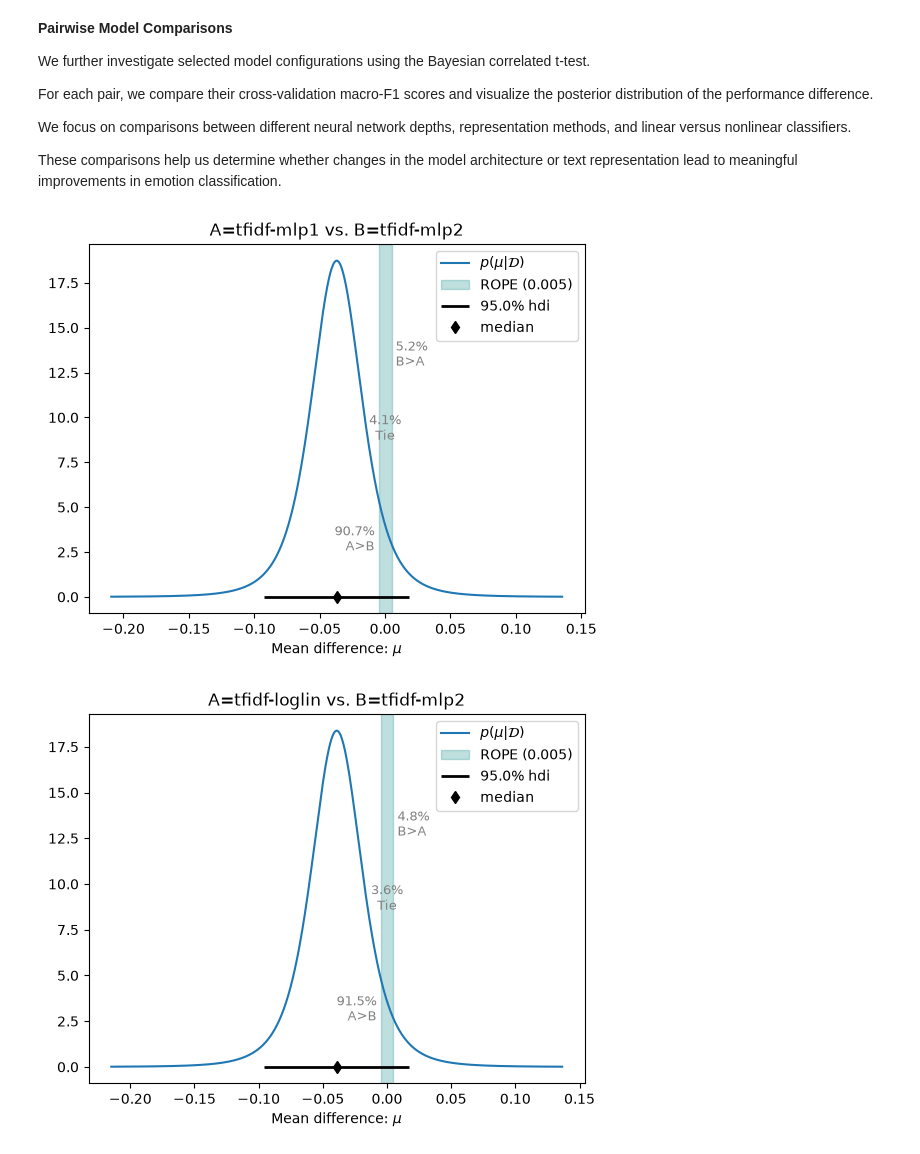
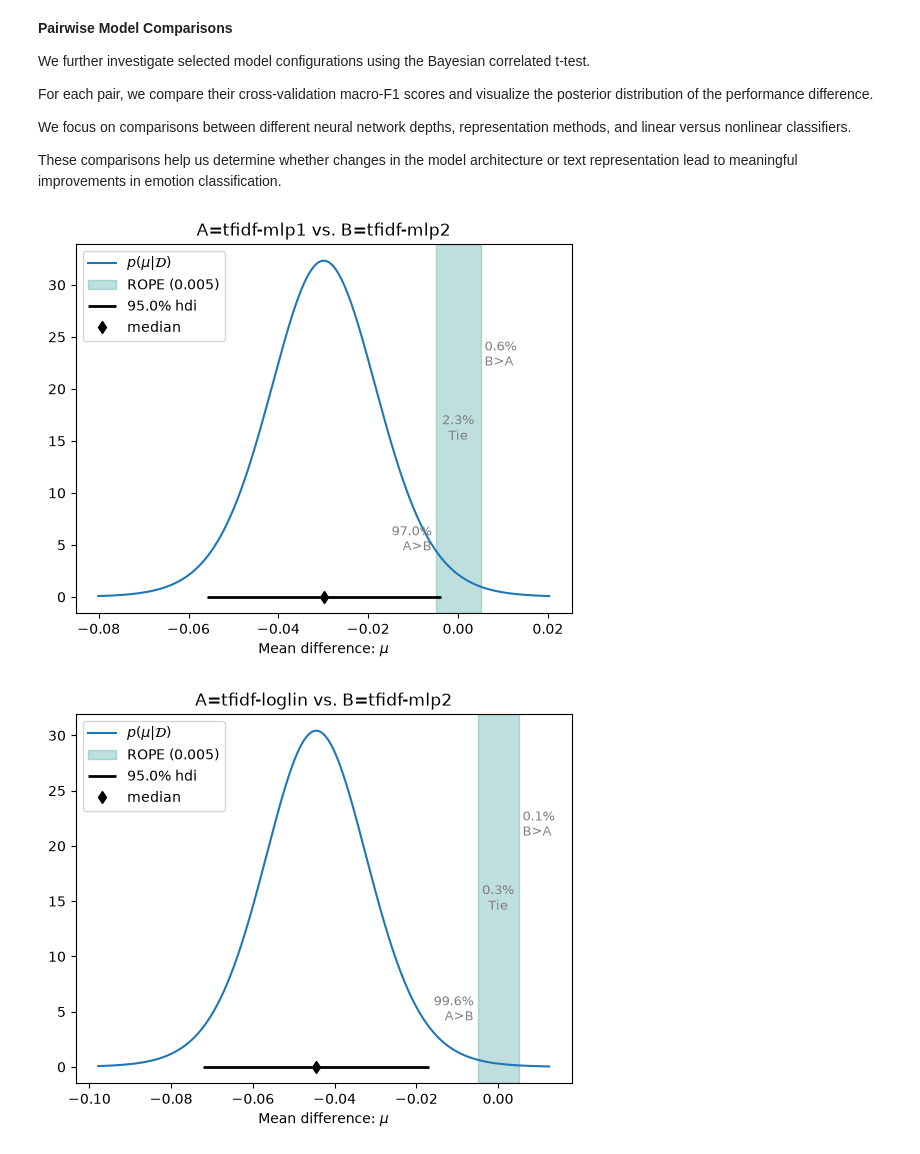
Before and after one commit to samueladrados/nlp_first_assignment, a Jupyter notebook: part1/final_project1.ipynb, the cells around one changed output. Drawn from its saved outputs; the diff is of its cells as text; code cells hidden in the pictures.

Commit message:
Add Q3 embed-and-pool and Q4 LSTM experiments and added more seeds for project 1

```diff
--- a/part1/final_project1.ipynb
+++ b/part1/final_project1.ipynb
@@ -511,11 +511,11 @@ For the two-hidden-layer MLP, we save the model configuration, the best epoch, a
 
 These functions provide a consistent way to evaluate the architectures using the selected text representations.
 # %%
-seed = 0
+seeds = [0, 3, 5]
 num_folds = 5
 train_pairs = list(zip(dataset["train"]["text"], dataset["train"]["label"]))
-folds = part1.experiment.cross_validation_split(train_pairs, k = num_folds, seed = seed)
-results_folder = Path(part1.__file__).resolve().parent.parent / "results"
+folds_by_seed = {seed: part1.experiment.cross_validation_split(train_pairs, k = num_folds, seed = seed) for seed in seeds}
+results_folder = Path(part1.__file__).resolve().parent / "results"
 
 mlp_arguments = {"hidden_dim": 128, "dropout": 0.1, "batch_size": 64,
                  "learning_rate": 3e-4, "weight_decay": 1e-4, "num_epochs": 20}
@@ -526,15 +526,15 @@ encoders = {
     "tfidf": lambda texts: TfIdf(default_prep, texts)
 }
 
-def run_single_layer_mlp(encoder, fold, split, model_name, model_option):
+def run_single_layer_mlp(encoder, fold, split, model_name, model_option, seed):
     results = part1.experiment.cross_validation_experiment(
         data_splits = {fold: split}, outcome_space = emotion_outcome_space,
         encoder = encoder, model_option = model_option,
-        save_to = f"../results/{model_name}", smlp_args = mlp_arguments)
+        save_to = str(results_folder / model_name / f"seed-{seed}"), smlp_args = mlp_arguments)
     labels = [label for _, label in split["validation"]]
     return f1_score(y_true = labels, y_pred = results["predictions"][fold], average = "macro")
 
-def run_two_layer_mlp(encoder, fold, split, model_name):
+def run_two_layer_mlp(encoder, fold, split, model_name, seed):
     train_X = csr_matrix([encoder(text) for text in train_texts])
     train_y = np.asarray(preprocessed["train"]["labels"], dtype=int)
     model_folder = results_folder / model_name / f"seed-{seed}"
@@ -575,17 +575,20 @@ my_classifiers = {}
 for encoder_name, make_encoder in encoders.items():
     for architecture in ["loglin", "mlp1", "mlp2"]:
         model_name = f"{encoder_name}-{architecture}"
-        fold_scores = {}
-        for fold, split in folds.items():
-            torch.manual_seed(seed)
-            encoder = make_encoder([text for text, _ in split["training"]])
-            if architecture == "loglin":
-                fold_scores[fold] = run_single_layer_mlp(encoder, fold, split, model_name, "logistic")
-            elif architecture == "mlp1":
-                fold_scores[fold] = run_single_layer_mlp(encoder, fold, split, model_name, "mlp")
-            else:
-                fold_scores[fold] = run_two_layer_mlp(encoder, fold, split, model_name)
-        my_classifiers[model_name] = [{"accuracies": fold_scores}]
+        my_classifiers[model_name] = []
+        for seed in seeds:
+            folds = folds_by_seed[seed]
+            fold_scores = {}
+            for fold, split in folds.items():
+                torch.manual_seed(seed)
+                encoder = make_encoder([text for text, _ in split["training"]])
+                if architecture == "loglin":
+                    fold_scores[fold] = run_single_layer_mlp(encoder = encoder, fold = fold, split = split, model_name = model_name, model_option = "logistic", seed = seed)
+                elif architecture == "mlp1":
+                    fold_scores[fold] = run_single_layer_mlp(encoder = encoder, fold = fold, split = split, model_name = model_name, model_option = "mlp", seed = seed)
+                else:
+                    fold_scores[fold] = run_two_layer_mlp(encoder = encoder, fold = fold, split = split, model_name = model_name, seed = seed)
+            my_classifiers[model_name].append({"accuracies": fold_scores})
 
 comparison = part1.analysis.make_data_frame(my_classifiers).rename(columns = {"accuracy": "macro-F1"})
 comparison.to_csv(results_folder / "comparison.csv", index = False)
@@ -788,25 +792,27 @@ These comparisons help us determine whether changes in the model architecture or
 # %%
 model_a, model_b = "tfidf-mlp1", "tfidf-mlp2"
 
 posterior = part1.analysis.BenavoliCorrelatedT(
     get_all_measurements_for(my_classifiers, model_a).flatten(),
     get_all_measurements_for(my_classifiers, model_b).flatten(),
+    runs = len(seeds),
     names = [model_a, model_b],
 )
 _ = posterior.plot(rope_size)
 # %% [output]
-[figure, old version]
+[figure, new version]
 # %%
 model_a, model_b = "tfidf-loglin", "tfidf-mlp2"
 
 posterior = part1.analysis.BenavoliCorrelatedT(
     get_all_measurements_for(my_classifiers, model_a).flatten(),
     get_all_measurements_for(my_classifiers, model_b).flatten(),
+    runs = len(seeds),
     names = [model_a, model_b],
 )
 _ = posterior.plot(rope_size)
 # %% [output]
-[figure, old version]
+[figure, new version]
 # %%
 model_a, model_b = "tfidf-mlp1", "indicator-mlp2"
 
```
Also changed, not shown: parts of 6 cells of this notebook, 1 other file.
